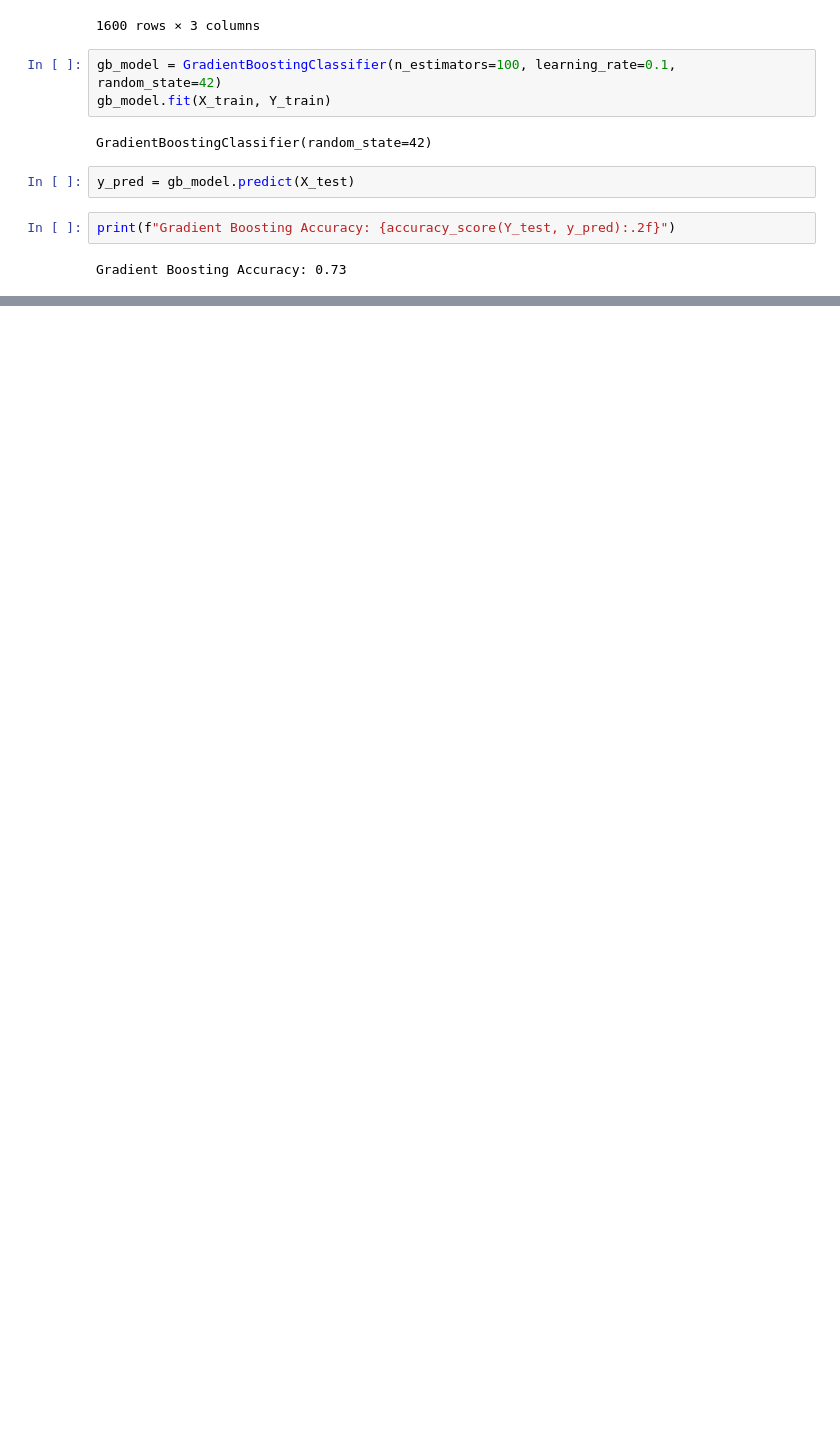
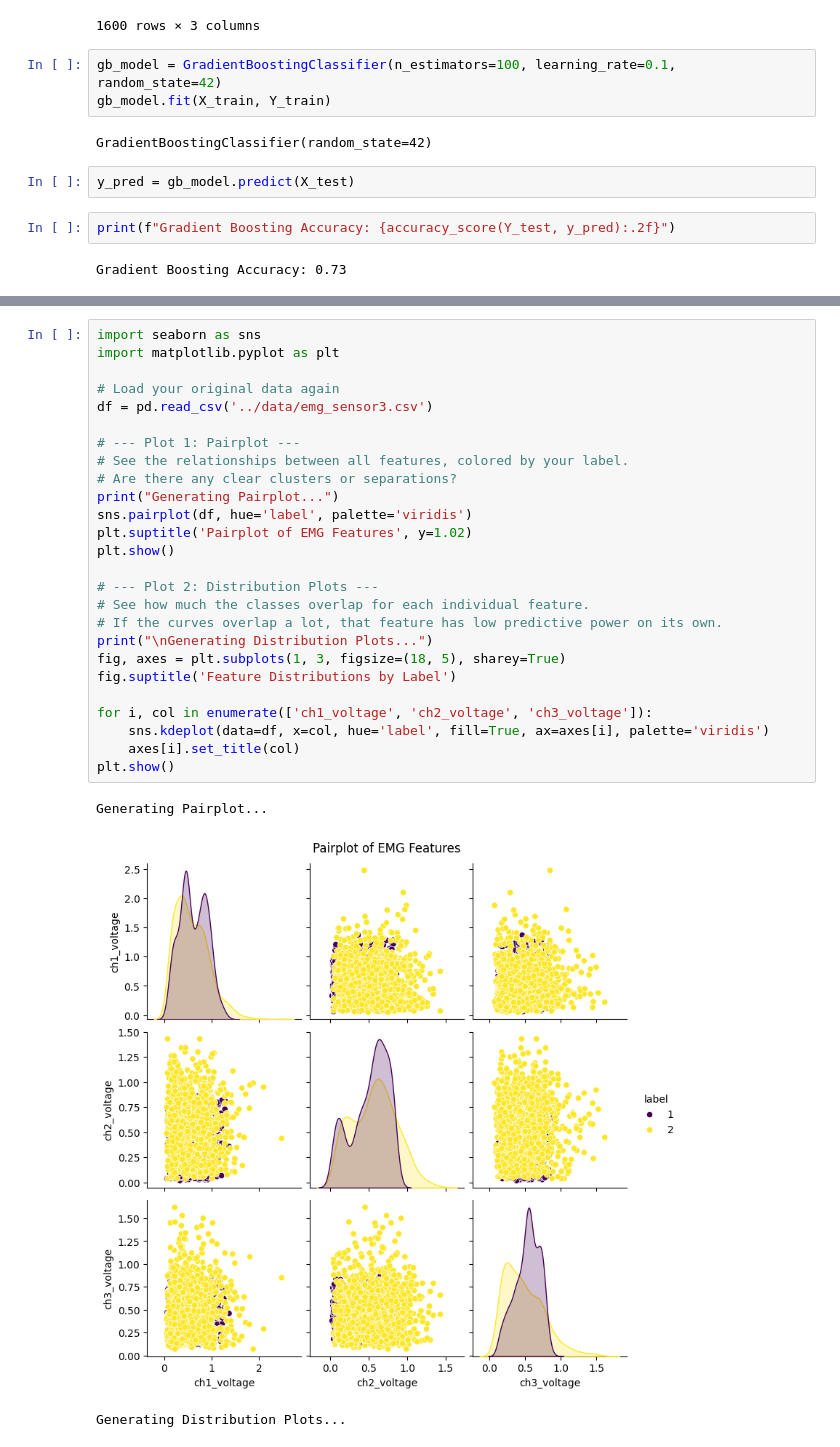
Before and after one commit to tensorwhiz141/ballgame, a Jupyter notebook: notebook/data/model_training4.ipynb, the cells around one changed output, grey strips where cells are left out. Saved outputs shown, nothing was run; the diff lists cells and outputs as text; blank space fills up the shorter version.

```diff
--- a/notebook/data/model_training4.ipynb
+++ b/notebook/data/model_training4.ipynb
@@ -102,0 +372,30 @@ ModuleNotFoundError: No module named 'lightgbm'
+# %%
+import seaborn as sns
+import matplotlib.pyplot as plt
+
+# Load your original data again
+df = pd.read_csv('../data/emg_sensor3.csv')
+
+# --- Plot 1: Pairplot ---
+# See the relationships between all features, colored by your label.
+# Are there any clear clusters or separations?
+print("Generating Pairplot...")
+sns.pairplot(df, hue='label', palette='viridis')
+plt.suptitle('Pairplot of EMG Features', y=1.02)
+plt.show()
+
+# --- Plot 2: Distribution Plots ---
+# See how much the classes overlap for each individual feature.
+# If the curves overlap a lot, that feature has low predictive power on its own.
+print("\nGenerating Distribution Plots...")
+fig, axes = plt.subplots(1, 3, figsize=(18, 5), sharey=True)
+fig.suptitle('Feature Distributions by Label')
+
+for i, col in enumerate(['ch1_voltage', 'ch2_voltage', 'ch3_voltage']):
+    sns.kdeplot(data=df, x=col, hue='label', fill=True, ax=axes[i], palette='viridis')
+    axes[i].set_title(col)
+plt.show()
+# %% [output]
+Generating Pairplot...
+[figure, added]
+Generating Distribution Plots...
```
Also changed, not shown: parts of 28 cells of this notebook, 8 other files.
